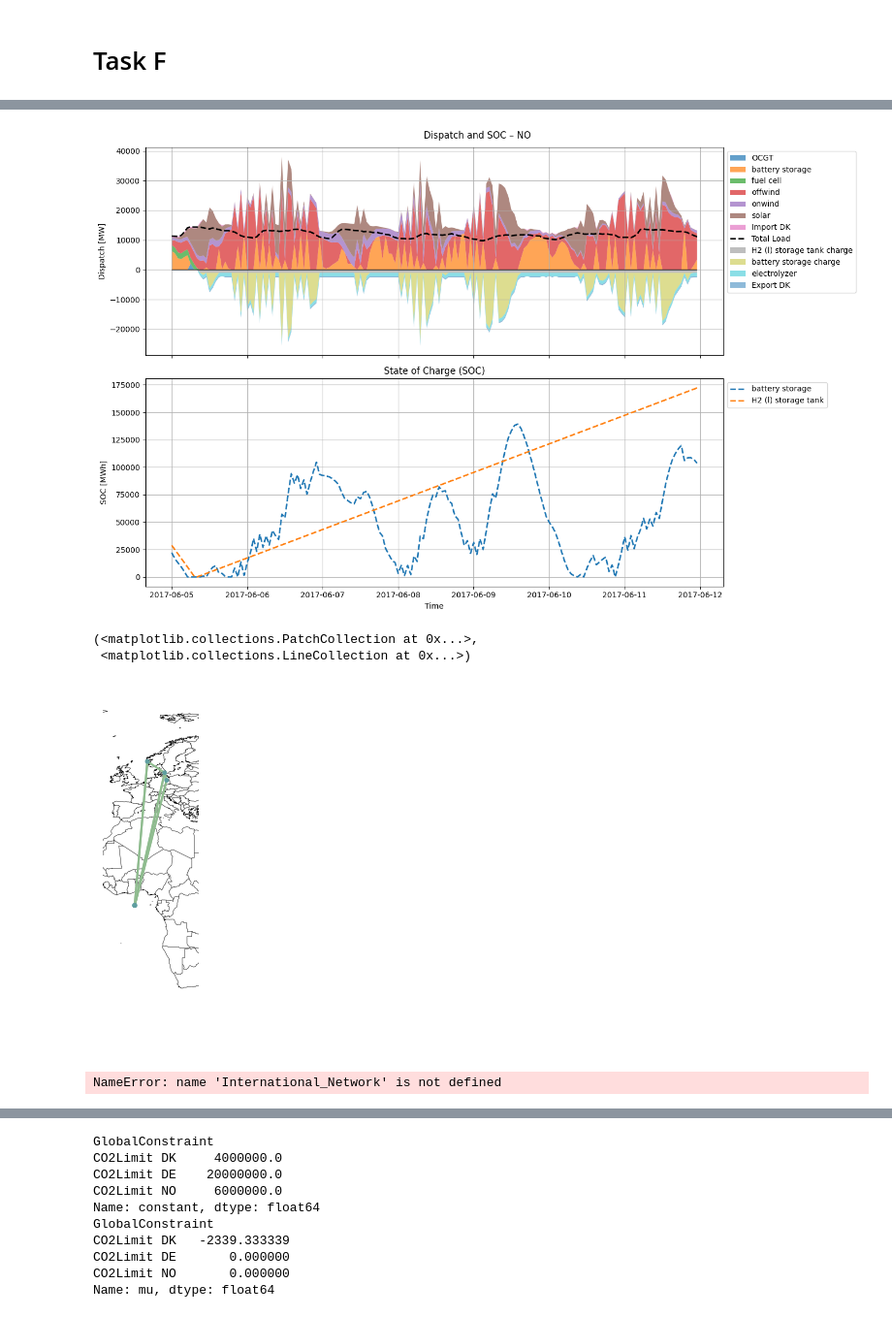
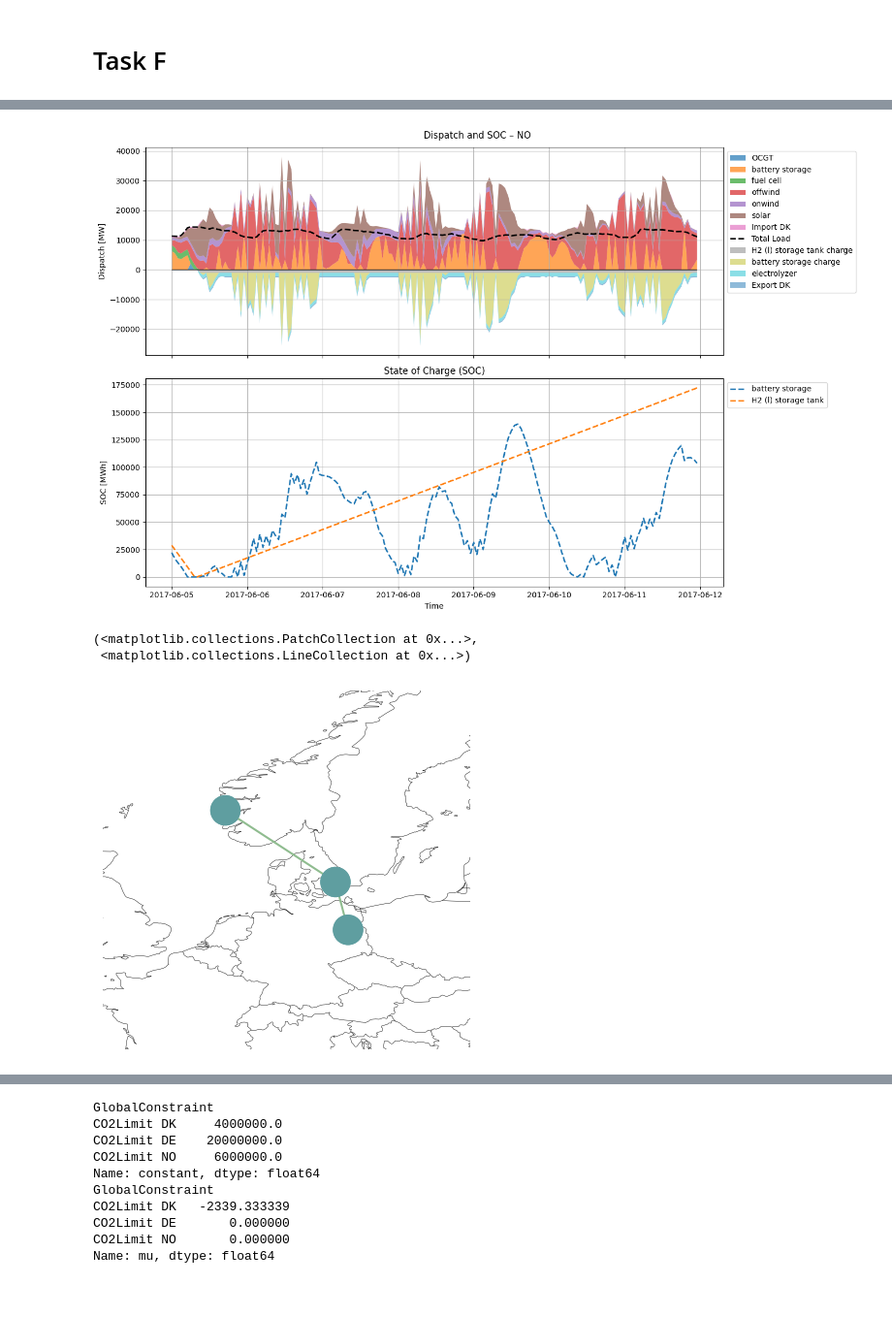
Before and after one commit to jeppebyberg/ieg, a Jupyter notebook: project.ipynb, the cells around one changed output, grey strips where cells are left out. Shown at 97% size. Cells and saved outputs as stored; diff of their text form; code cells hidden in the pictures.

```diff
--- a/project.ipynb
+++ b/project.ipynb
@@ -520,55 +520,31 @@ International_Network.network.add("Link",
 
 co2_limits = {
     'DK': 5_000_000,
     'DE': 20_000_000,
     'NO': 6_000_000
 }
 
 for region, limit in co2_limits.items():
     carrier = f"gas {region}"
     International_Network.network.add(
         "GlobalConstraint",
         f"CO2Limit {region}",
         carrier_attribute="co2_emissions",
         sense="<=",
         carrier=carrier,
         constant=limit
     )
 
 silent_optimize(International_Network.network)
 AnnualElectricityMix(International_Network)
 PlotInternationalDispatchSoC(International_Network, start="2017-06-05 00:00", end="2017-06-11 23:00")
-
-International_Network.network.plot(bus_sizes=1, margin=1)
 # %% [output]
 [figure]
 [figure]
 [figure]
 [figure]
 [figure]
 [figure]
 (<matplotlib.collections.PatchCollection at 0x...>,
  <matplotlib.collections.LineCollection at 0x...>)
-[figure, old version]
+[figure, new version]
-# %%
-import pypsa
-
-# Filter for electricity buses
-electricity_buses = [bus for bus in International_Network.network.buses.index if bus.startswith("electricity bus")]
-
-# Create a subset of the network
-subnet = International_Network.network.copy()
-
-# Keep only electricity buses and associated components
-subnet.buses = subnet.buses.loc[electricity_buses]
-subnet.loads = subnet.loads[subnet.loads.bus.isin(electricity_buses)]
-subnet.generators = subnet.generators[subnet.generators.bus.isin(electricity_buses)]
-subnet.links = subnet.links[(subnet.links.bus0.isin(electricity_buses)) & (subnet.links.bus1.isin(electricity_buses))]
-
-# Optional: remove stores/links not related to electricity
-subnet.stores = subnet.stores[subnet.stores.bus.isin(electricity_buses)]
-
-# Plot using PyPSA's plotting module
-pypsa.plotting.plot_network(subnet, bus_sizes=1, line_widths=2, margin=1)
-# %% [output]
-NameError: name 'International_Network' is not defined
```
Also changed, not shown: parts of 11 cells of this notebook, 6 other files.
